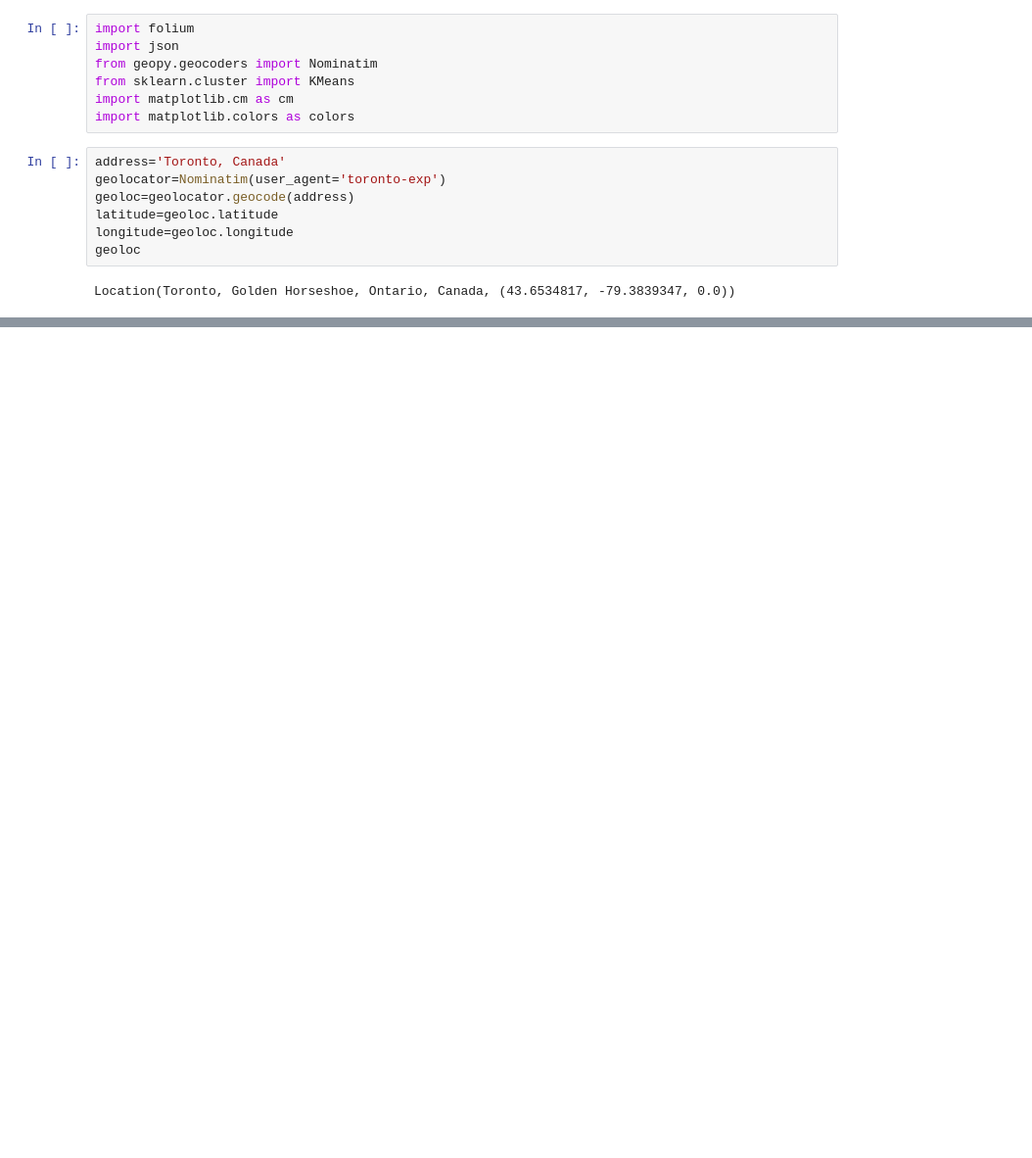
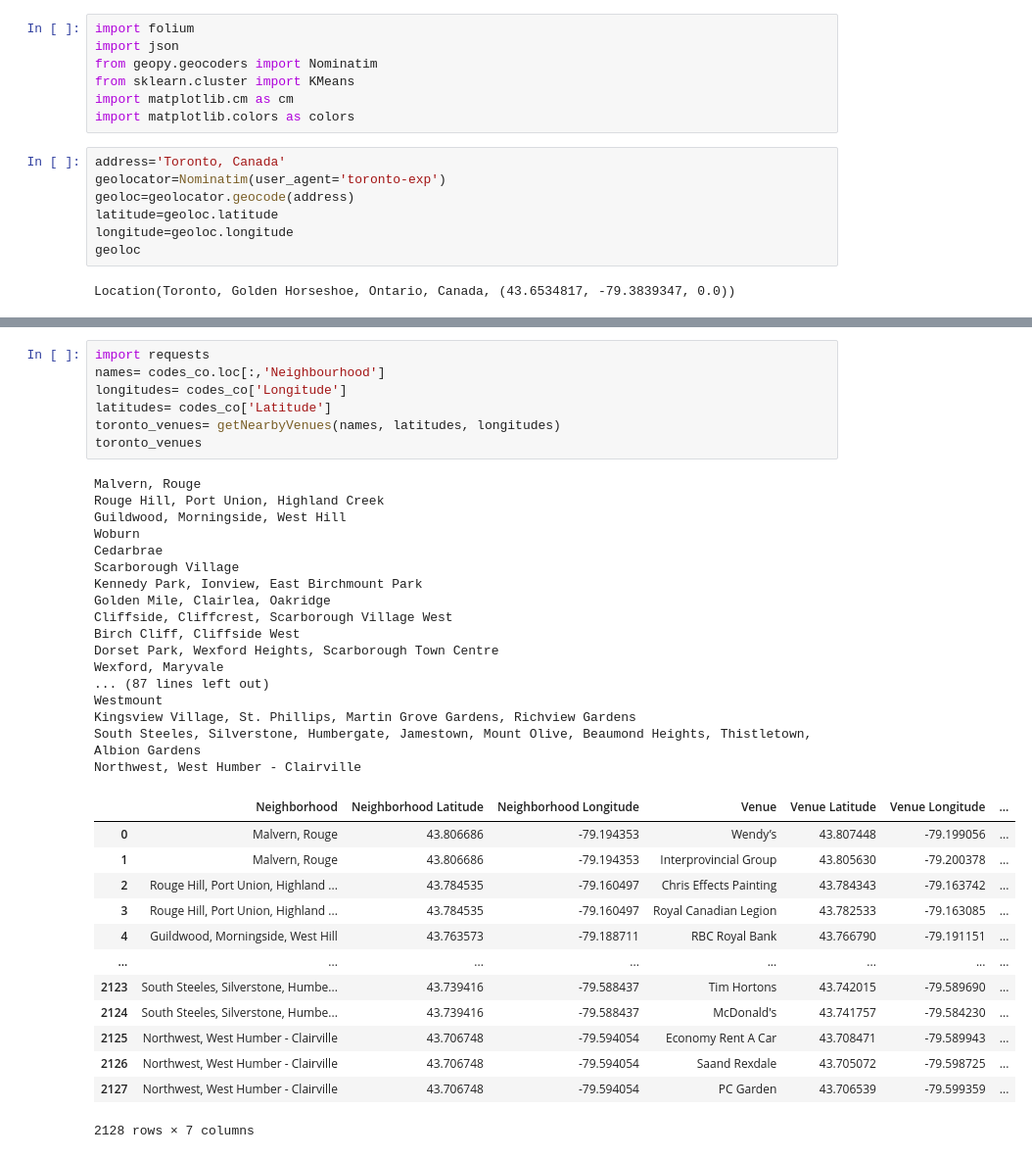
Before and after one commit to wlodekk/ibmcapstone, a Jupyter notebook: CapstoneProjectToronto.ipynb, the cells around one changed output, grey strips where cells are left out. Shown at 98% size. Drawn from its saved outputs; the diff is of its cells as text; blank space fills up the shorter version.

```diff
--- a/CapstoneProjectToronto.ipynb
+++ b/CapstoneProjectToronto.ipynb
@@ -103,0 +166,38 @@ m
+# %%
+import requests
+names= codes_co.loc[:,'Neighbourhood']
+longitudes= codes_co['Longitude']
+latitudes= codes_co['Latitude']
+toronto_venues= getNearbyVenues(names, latitudes, longitudes)
+toronto_venues
+# %% [output]
+Malvern, Rouge
+Rouge Hill, Port Union, Highland Creek
+Guildwood, Morningside, West Hill
+Woburn
+Cedarbrae
+Scarborough Village
+Kennedy Park, Ionview, East Birchmount Park
+Golden Mile, Clairlea, Oakridge
+Cliffside, Cliffcrest, Scarborough Village West
+Birch Cliff, Cliffside West
+Dorset Park, Wexford Heights, Scarborough Town Centre
+Wexford, Maryvale
+... (87 lines left out)
+Westmount
+Kingsview Village, St. Phillips, Martin Grove Gardens, Richview Gardens
+South Steeles, Silverstone, Humbergate, Jamestown, Mount Olive, Beaumond Heights, Thistletown, Albion Gardens
+Northwest, West Humber - Clairville
+|  | Neighborhood | Neighborhood Latitude | Neighborhood Longitude | Venue | Venue Latitude | Venue Longitude | ... |
+| 0 | Malvern, Rouge | 43.806686 | -79.194353 | Wendy’s | 43.807448 | -79.199056 | ... |
+| 1 | Malvern, Rouge | 43.806686 | -79.194353 | Interprovincial Group | 43.805630 | -79.200378 | ... |
+| 2 | Rouge Hill, Port Union, Highland ... | 43.784535 | -79.160497 | Chris Effects Painting | 43.784343 | -79.163742 | ... |
+| 3 | Rouge Hill, Port Union, Highland ... | 43.784535 | -79.160497 | Royal Canadian Legion | 43.782533 | -79.163085 | ... |
+| 4 | Guildwood, Morningside, West Hill | 43.763573 | -79.188711 | RBC Royal Bank | 43.766790 | -79.191151 | ... |
+| ... | ... | ... | ... | ... | ... | ... | ... |
+| 2123 | South Steeles, Silverstone, Humbe... | 43.739416 | -79.588437 | Tim Hortons | 43.742015 | -79.589690 | ... |
+| 2124 | South Steeles, Silverstone, Humbe... | 43.739416 | -79.588437 | McDonald's | 43.741757 | -79.584230 | ... |
+| 2125 | Northwest, West Humber - Clairville | 43.706748 | -79.594054 | Economy Rent A Car | 43.708471 | -79.589943 | ... |
+| 2126 | Northwest, West Humber - Clairville | 43.706748 | -79.594054 | Saand Rexdale | 43.705072 | -79.598725 | ... |
+| 2127 | Northwest, West Humber - Clairville | 43.706748 | -79.594054 | PC Garden | 43.706539 | -79.599359 | ... |
+2128 rows × 7 columns
```
Also changed, not shown: parts of 24 cells of this notebook.
